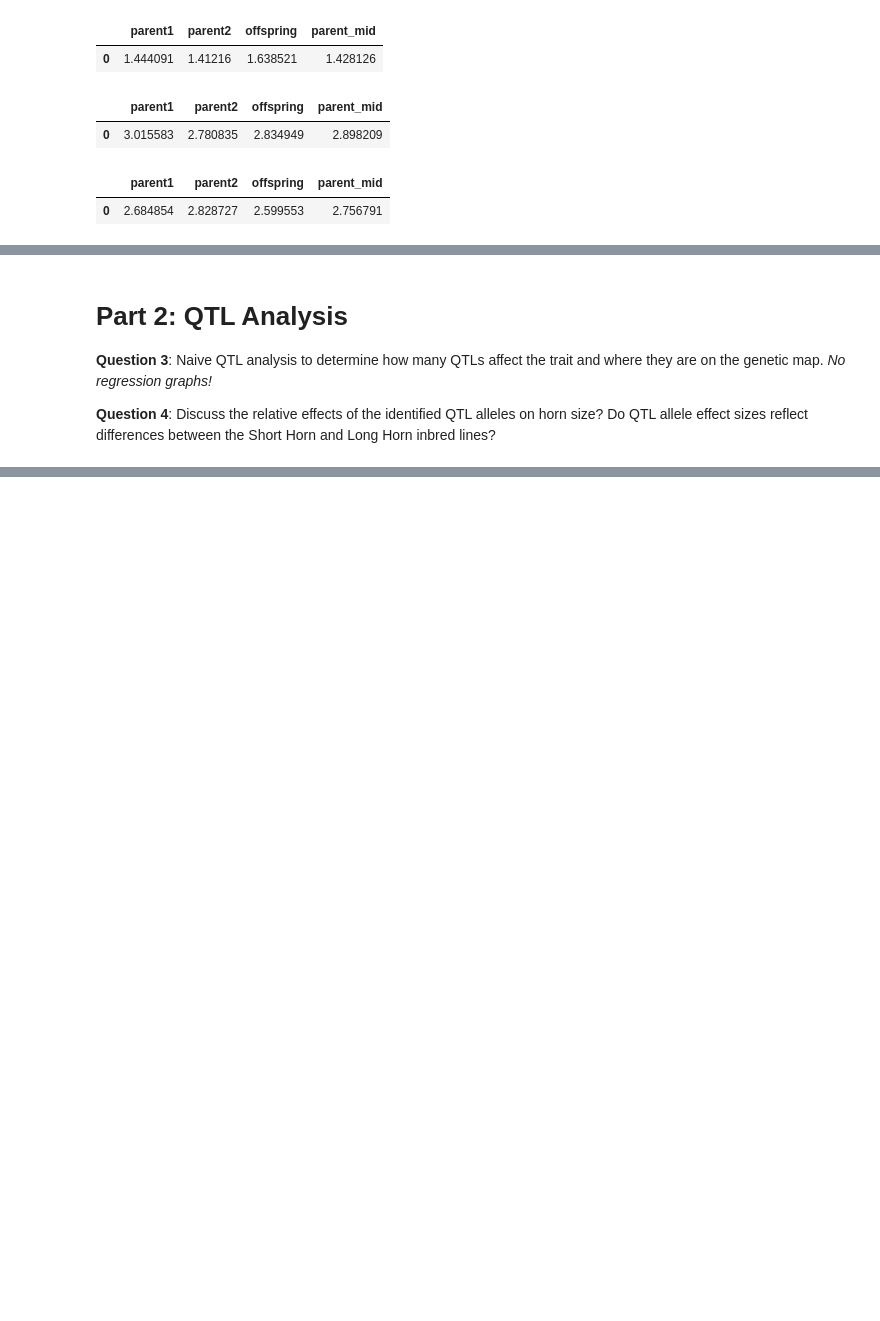
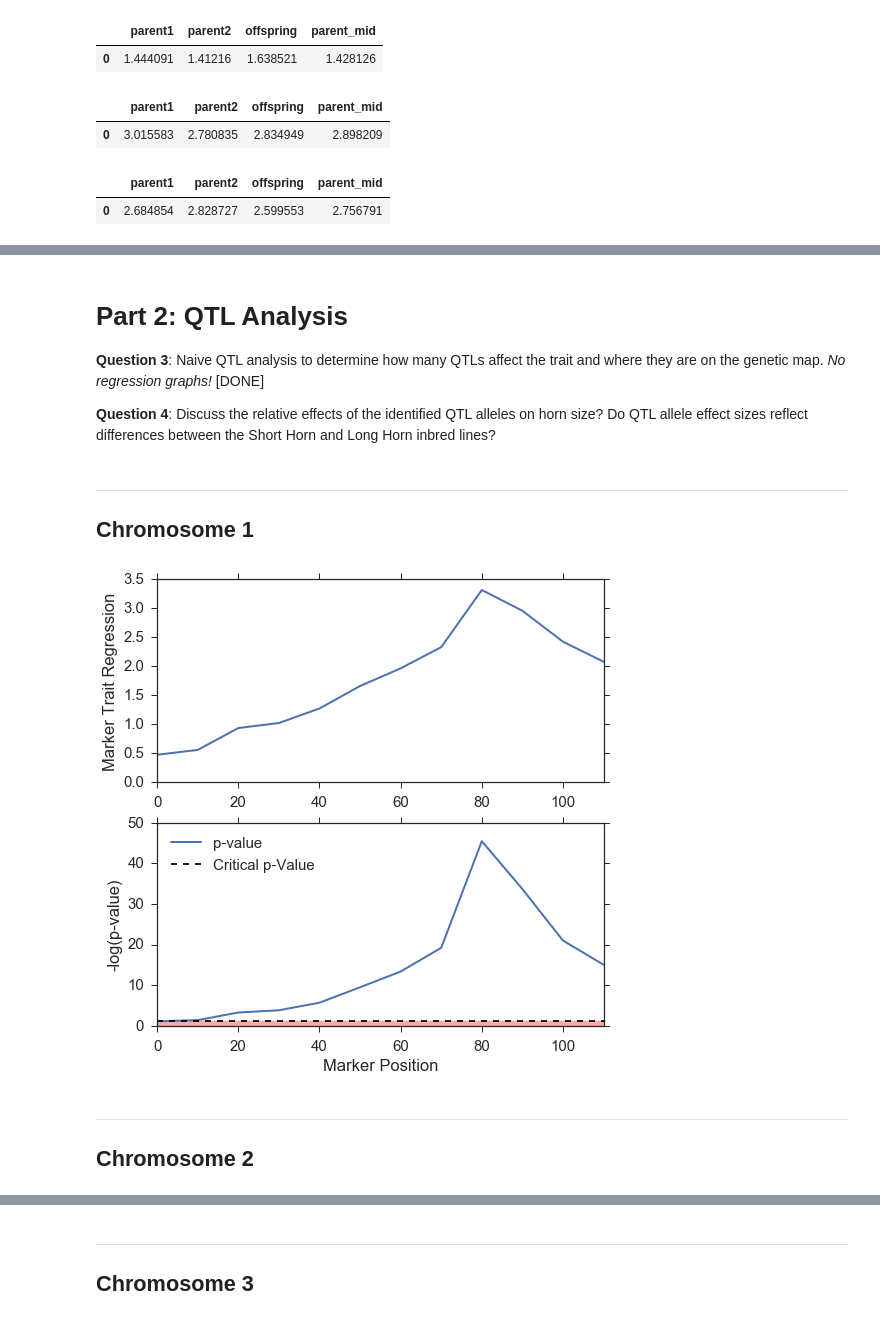
Before and after one commit to arose13/YorkU-PopulationGenetics, a Jupyter notebook: assignment_three/Assignment 3.ipynb, the cells around one changed output, grey strips where cells are left out. Cells and saved outputs as stored; diff of their text form; code cells hidden in the pictures; blank space fills up the shorter version.

```diff
--- a/assignment_three/Assignment 3.ipynb
+++ b/assignment_three/Assignment 3.ipynb
@@ -105,6 +104,43 @@ Adj Rsq: 0.19113251801585074
 # %% [markdown]
 # Part 2: QTL Analysis
 
-**Question 3**: Naive QTL analysis to determine how many QTLs affect the trait and where they are on the genetic map. *No regression graphs!*
+**Question 3**: Naive QTL analysis to determine how many QTLs affect the trait and where they are on the genetic map. *No regression graphs!* [DONE]
 
 **Question 4**: Discuss the relative effects of the identified QTL alleles on horn size? Do QTL allele effect sizes reflect differences between the Short Horn and Long Horn inbred lines?
+# %%
+# Calculate the loci QTL Data
+chromosome_1 = init_qtl_marker_data(chromosome='MK-1')
+chromosome_2 = init_qtl_marker_data(chromosome='MK-2')
+chromosome_3 = init_qtl_marker_data(chromosome='MK-3')
+
+chromosomes = [chromosome_1, chromosome_2, chromosome_3]
+critical_value = 0.05
+
+for i, chromo in enumerate(chromosomes):
+    display(HTML('<hr><h2>Chromosome {}</h2>'.format(i+1)))
+
+    chromo['p-crit'] = critical_value
+
+    graph.figure(figsize=(8,8))
+
+    graph.subplot(211)
+    graph.plot(chromo['Position'], chromo['Slope'], linewidth=2)
+    graph.ylabel('Marker Trait Regression')
+    graph.xlim([0, 110])
+
+    graph.subplot(212)
+    graph.plot(chromo['Position'], -np.log10(chromo['p-value']), linewidth=2)
+    graph.plot(chromo['Position'], -np.log10(chromo['p-crit']), linestyle='--', c='black', label='Critical p-Value')
+    graph.fill_between(chromo['Position'], 0, -np.log10(chromo['p-crit']), facecolor='red', alpha='0.33')
+    graph.legend(loc='upper left')
+    graph.xlabel('Marker Position')
+    graph.ylabel('-log(p-value)')
+    graph.xlim([0, 110])
+    if chromo['p-value'].min() > 0.05:
+        graph.ylim(ymax=2)
+
+    graph.show()
+# %% [output]
+Chromosome 1
+[figure, added]
+Chromosome 2
@@ -110,0 +148 @@ Adj Rsq: 0.19113251801585074
+Chromosome 3
```
Also changed, not shown: parts of 4 cells of this notebook, 1 other file.
